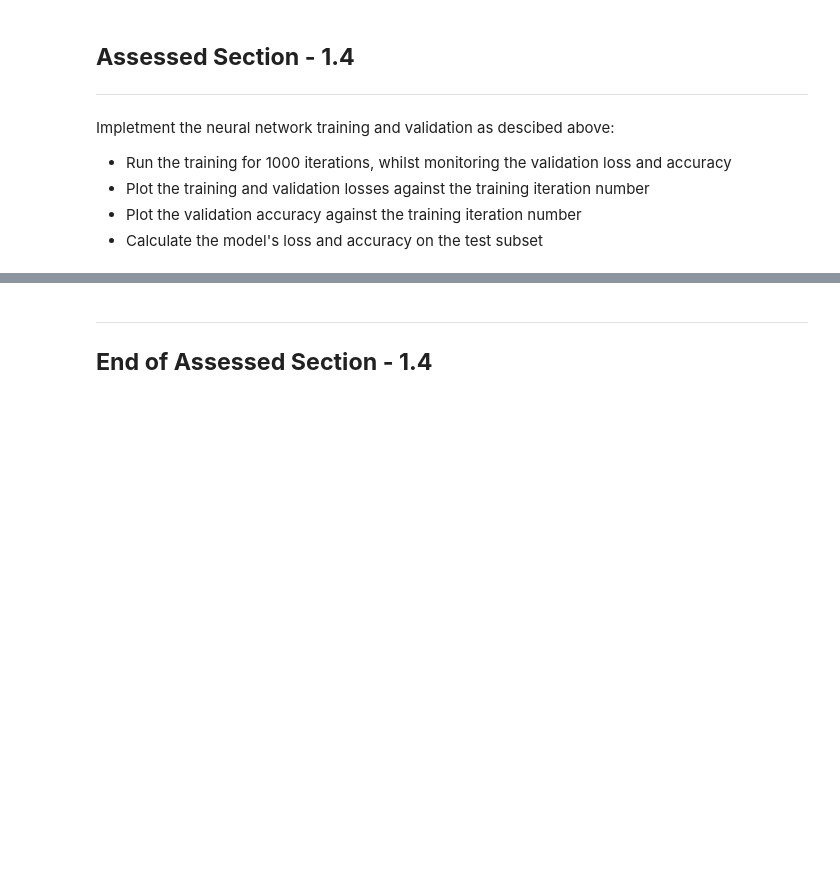
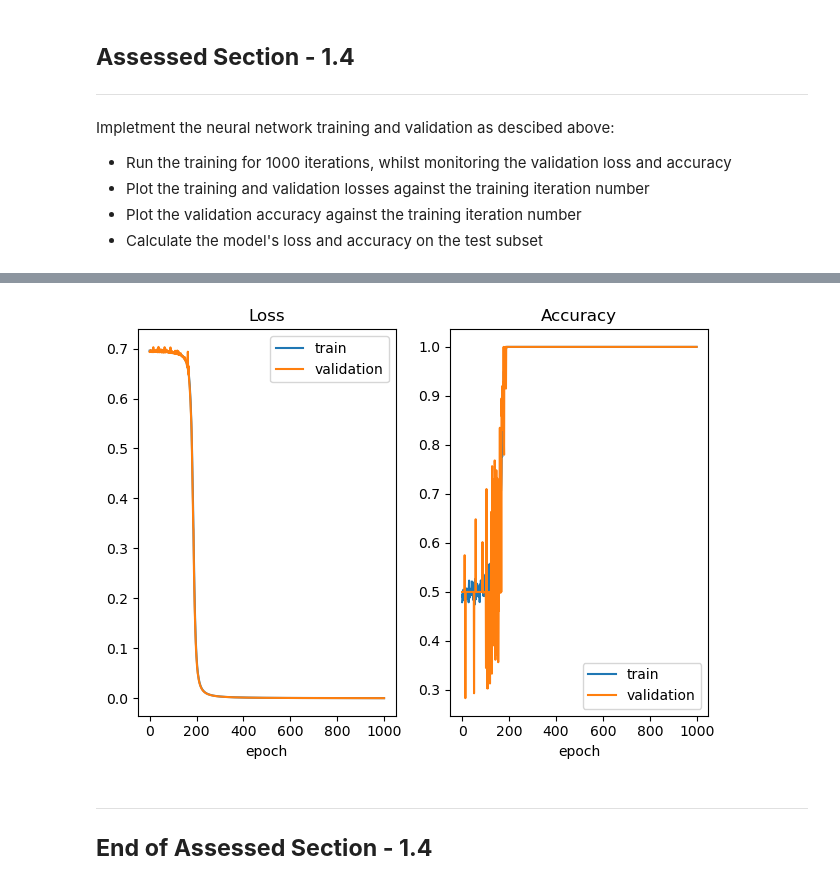
Before and after one commit to liam-holland/audio_machine_learning, a Jupyter notebook: Summative Assignment 1/SummativeAssignment1/Part 1/Part1.ipynb, the cells around one changed output, grey strips where cells are left out. Drawn from its saved outputs; the diff is of its cells as text; code cells hidden in the pictures; blank space fills up the shorter version.

```diff
--- a/Summative Assignment 1/SummativeAssignment1/Part 1/Part1.ipynb
+++ b/Summative Assignment 1/SummativeAssignment1/Part 1/Part1.ipynb
@@ -138,8 +260,14 @@ Your task is to implement the Binary Cross-Entropy loss function in the template
 class BCELoss(nn.Module):              # Don't change this line
     def __init__(self):                # Don't change this line
         super(BCELoss, self).__init__()# Don't change this line
-        pass
+
 
     def forward(self, y, y_hat): # Don't change this line
-        # Implement binary cross entropy loss here
-        return  # Return the binary cross entropy loss here
+        eps = 1e-10 # define the epsilon, the minimum value allowed
+        loss = torch.mean( -(y*torch.log( torch.clamp(y_hat, min = eps , max= 1)) +(1-y)*torch.log( torch.clamp( 1-y_hat, min = eps, max= 1) )  ) )
+        return  loss # Return the binary cross entropy loss here
+# %%
+loss_fn = BCELoss()
+loss = loss_fn.forward(y_batch, y_hat)
+
+print(f'Loss before step is {loss.item()}')
@@ -145,0 +296,4 @@ class BCELoss(nn.Module):              # Don't change this line
+# %%
+y_hat_new = model(X_batch)
+loss = loss_fn(y_hat_new, y_batch)
+print(f'Loss after step is {loss.item()}')
@@ -182,0 +403,10 @@ Impletment the neural network training and validation as descibed above:
+# %%
+# Create a model object
+model=NNet()
+
+# Define learning rate, create optimiser
+learning_rate = 0.05
+optimiser = torch.optim.SGD(model.parameters(), lr=learning_rate)
+
+# Define loss function
+loss_fn = nn.BCEWithLogitsLoss()
@@ -183,3 +459,24 @@ Impletment the neural network training and validation as descibed above:
+# %%
+import matplotlib.pyplot as plt
+
+plt.figure()
+plt.subplot(1,2,1)
+plt.plot(train_loss_list, label="train")
+plt.plot(val_loss_list, label="validation")
+plt.title("Loss")
+plt.xlabel("epoch")
+plt.legend()
+
+plt.subplot(1,2,2)
+plt.plot(train_acc_list, label="train")
+plt.plot(val_acc_list, label="validation")
+plt.title("Accuracy")
+plt.xlabel("epoch")
+plt.legend()
+plt.tight_layout()
+plt.show()
+# %% [output]
+[figure, added]
 # %% [markdown]
 ----------
 ## __End of Assessed Section - 1.4__
```
Also changed, not shown: parts of 21 cells of this notebook, 3 other files.
